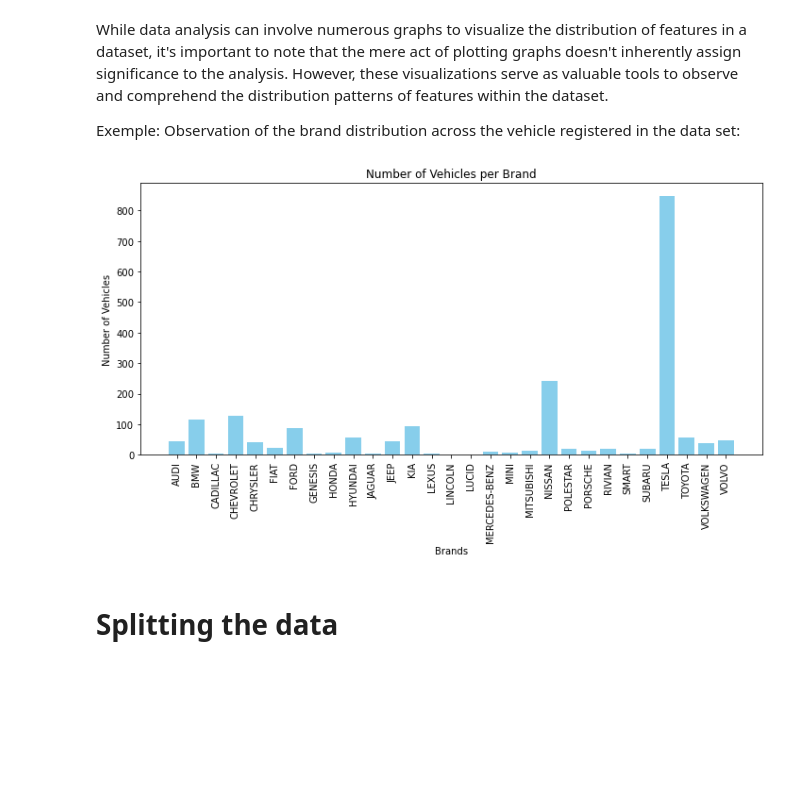
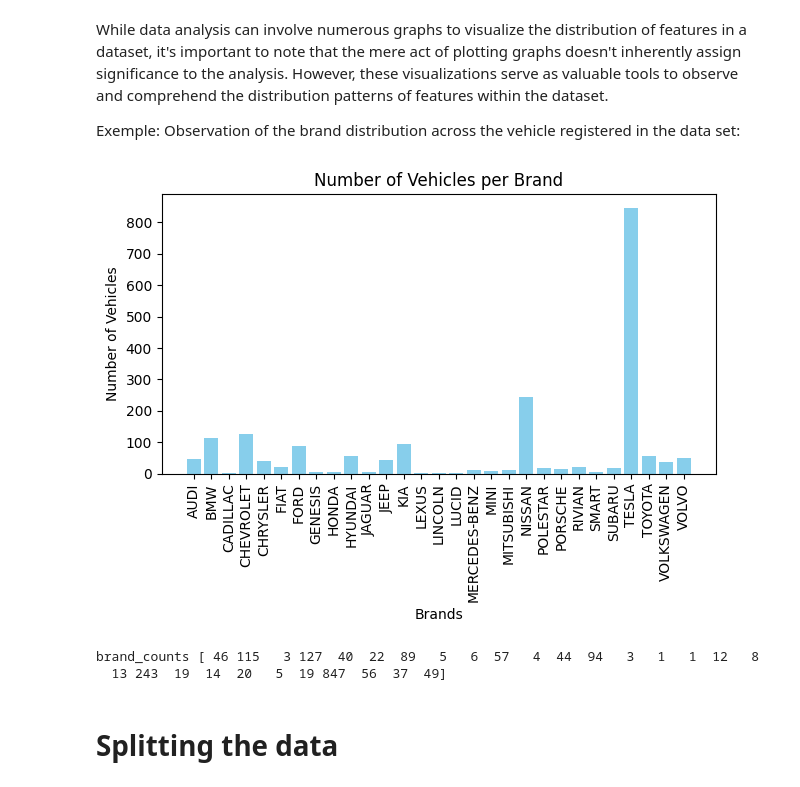
Before and after one commit to moralessP/USA-Electric-Car-Trends, a Jupyter notebook: Project_US_EV_Populationv3.ipynb, the cells around one changed output. Saved outputs shown, nothing was run; the diff lists cells and outputs as text; code cells hidden in the pictures; blank space fills up the shorter version.

```diff
--- a/Project_US_EV_Populationv3.ipynb
+++ b/Project_US_EV_Populationv3.ipynb
@@ -53,24 +53,29 @@ Exemple: Observation of the brand distribution across the vehicle registered in
 # %%
 
 # Load the data using np.genfromtxt
 data = np.genfromtxt('Data/Electric_Vehicle_Population_Data.csv', delimiter=';', dtype=str, skip_header=1)
 
 # Extracting relevant columns
 brand = data[:, 6]
 
 # Extract the unique brands and their counts
 unique_brands, brand_counts = np.unique(brand, return_counts=True)
-# Plotting a bar diagram for brand counts
-plt.figure(figsize=(10, 6))
+# Plott
+#
+#re(figsize=(10, 6))
 plt.bar(unique_brands, brand_counts, color='skyblue')
 plt.xlabel('Brands')
 plt.ylabel('Number of Vehicles')
 plt.title('Number of Vehicles per Brand')
 plt.xticks(rotation=90)  # Rotate x-axis labels for better readability
 plt.tight_layout()
 plt.show()
+
+print("brand_counts",brand_counts)
 # %% [output]
-[figure, old version]
+[figure, new version]
+brand_counts [ 46 115   3 127  40  22  89   5   6  57   4  44  94   3   1   1  12   8
+  13 243  19  14  20   5  19 847  56  37  49]
 # %% [markdown]
 # Splitting the data
 # %%
```
Also changed, not shown: parts of 17 cells of this notebook, 4 other files.
